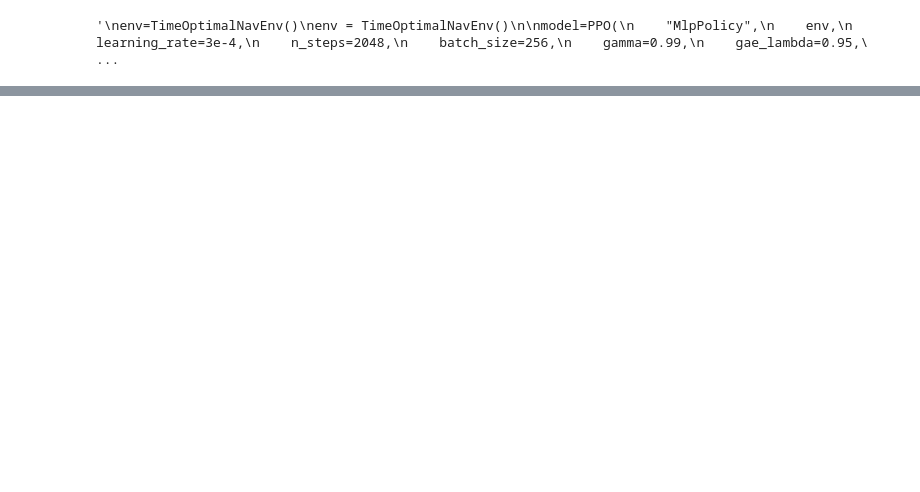
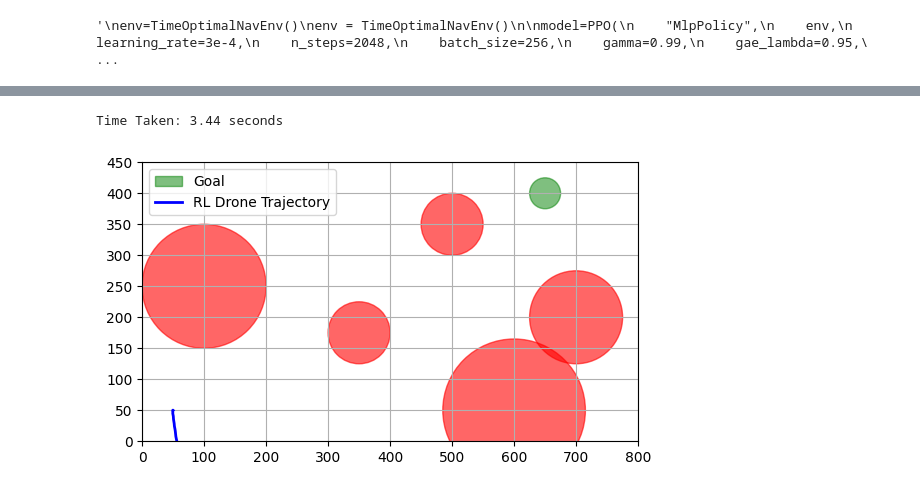
Before and after one commit to ToukoNia/Provable-Safe-RL-for-Planar-Quadcopter, a Jupyter notebook: RL Implementation/RLObstacleAgent.ipynb, the cells around one changed output, grey strips where cells are left out. Cells and saved outputs as stored; diff of their text form; code cells hidden in the pictures; blank space fills up the shorter version.

```diff
--- a/RL Implementation/RLObstacleAgent.ipynb
+++ b/RL Implementation/RLObstacleAgent.ipynb
@@ -526,0 +584,60 @@ Time Taken: 2.96 seconds
+# %%
+test_env = TimeOptimalNavEnv()
+
+benchmark_options = {
+    "is_benchmark": True,
+    "start": [50.0, 50.0],
+    "goal": [650.0, 400.0],
+    "obstacles": [
+        Obstacle(100,250,100),
+        Obstacle(350,175,50),
+        Obstacle(500,350,50),
+        Obstacle(700,200,75),
+        Obstacle(600,50,115)
+        #Obstacle(100, 250, 100),
+        #Obstacle(300, 250, 75),
+        #Obstacle(500, 300, 100),
+        #Obstacle(700, 200, 75),
+        #Obstacle(600, 50, 115)
+    ]
+}
+
+#
+obs, _ = test_env.reset(seed=1, options=benchmark_options)
+
+path_x, path_y = [], []
+done = False
+steps = 0
+
+while not done:
+    action, _ = model.predict(obs, deterministic=True)
+    obs, reward, done, truncated, _ = test_env.step(action)
+    done = done or truncated
+
+    path_x.append(test_env.quad.state.x)
+    path_y.append(test_env.quad.state.y)
+    steps += 1
+
+time_taken = steps * test_env.dt
+print(f"Time Taken: {time_taken:.2f} seconds")
+
+# --- Plotting ---
+fig, ax = plt.subplots(1)
+
+goal_circle = plt.Circle((test_env.goal[0], test_env.goal[1]), test_env.goal_radius, color="green", alpha=0.5, label="Goal")
+ax.add_patch(goal_circle)
+
+for obs in test_env.obstacles:
+    circle = plt.Circle((obs.c[0], obs.c[1]), obs.r, color="red", alpha=0.6)
+    ax.add_patch(circle)
+
+ax.plot(path_x, path_y, 'b-', linewidth=2, label='RL Drone Trajectory')
+ax.set_aspect('equal', adjustable='box')
+ax.set_xlim(0, 800)
+ax.set_ylim(0, 450)
+plt.legend()
+plt.grid(True)
+plt.show()
+# %% [output]
+Time Taken: 3.44 seconds
+[figure, added]
```
Also changed, not shown: parts of 4 cells of this notebook, 3 other files.
